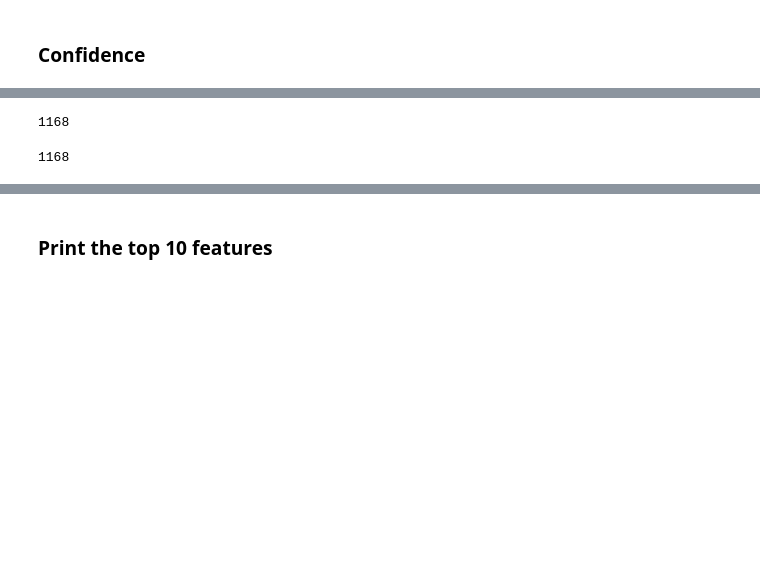
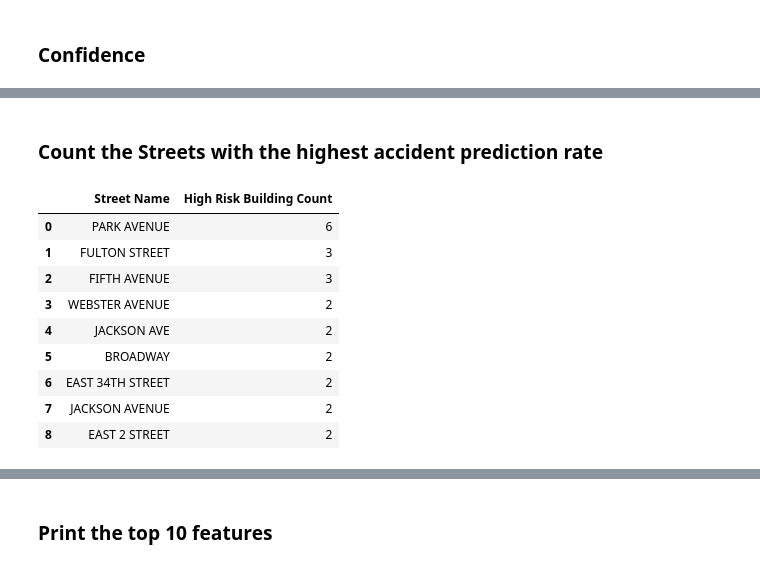
Before and after one commit to ahsan-fayyaz/DOB-Construction-Injury-Predictions, a Jupyter notebook: Accident Prediction.ipynb, the cells around one changed output, grey strips where cells are left out. Drawn from its saved outputs; the diff is of its cells as text; code cells hidden in the pictures; blank space fills up the shorter version.

```diff
--- a/Accident Prediction.ipynb
+++ b/Accident Prediction.ipynb
@@ -1690,8 +1639,21 @@ Name: PredOutcome, dtype: int64
 # %%
-incidents_df_3["PredProb"].isnull().sum()
+cd_count.to_csv(path + 'community_board_count.csv', index=False)
-# %% [output]
-1168
+# %% [markdown]
+### Count the Streets with the highest accident prediction rate
 # %%
-incidents_df_3["PredOutcome"].isnull().sum()
+street_count= pred[pred['PredOutcome']=="HIGH RISK"]['Street Name'].value_counts().to_frame('High Risk Building Count')
+street_count.index.name = 'Street Name'
+street_count = street_count.sort_values(by = 'High Risk Building Count', ascending=False).reset_index()
+street_count = street_count[street_count["High Risk Building Count"] > 1]
+street_count
 # %% [output]
-1168
+|  | Street Name | High Risk Building Count |
+| 0 | PARK AVENUE | 6 |
+| 1 | FULTON STREET | 3 |
+| 2 | FIFTH AVENUE | 3 |
+| 3 | WEBSTER AVENUE | 2 |
+| 4 | JACKSON AVE | 2 |
+| 5 | BROADWAY | 2 |
+| 6 | EAST 34TH STREET | 2 |
+| 7 | JACKSON AVENUE | 2 |
+| 8 | EAST 2 STREET | 2 |
```
Also changed, not shown: parts of 57 cells of this notebook.
